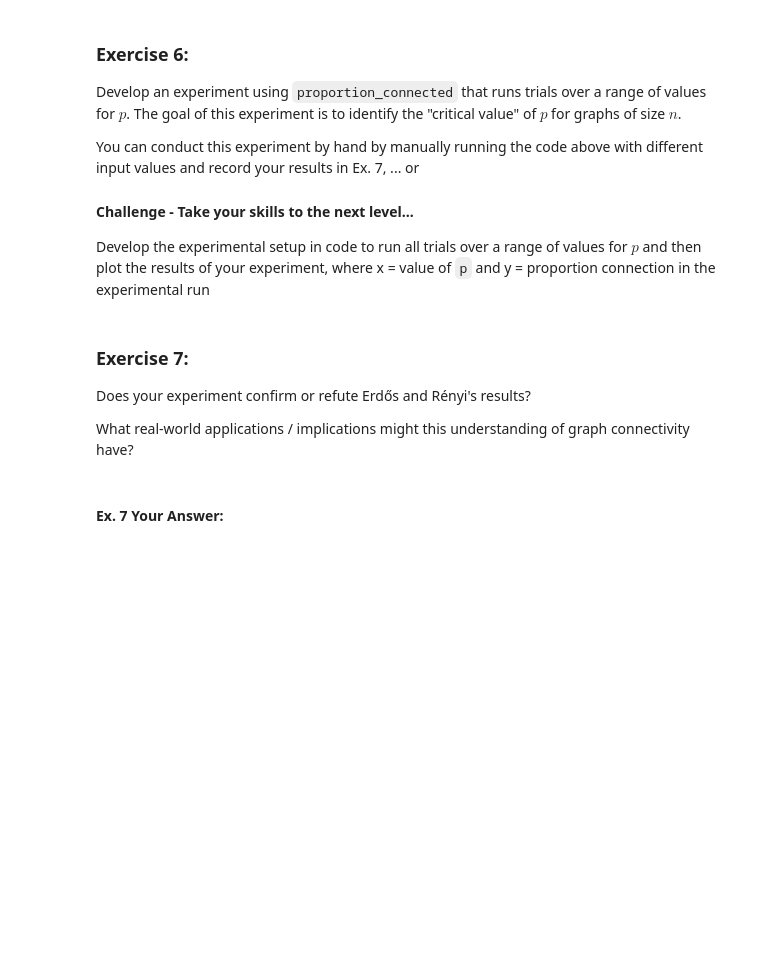
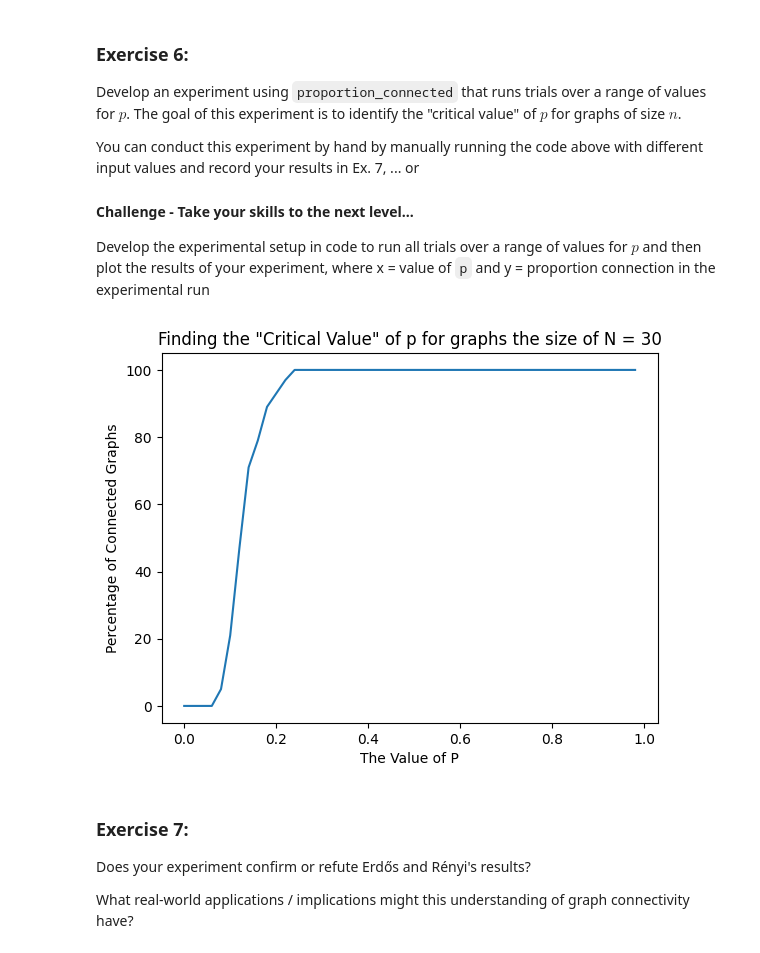
Before and after one commit to ChowWigglePuff/cap-comp215, a Jupyter notebook: labs/lab04-graphs.ipynb, the cells around one changed output. Saved outputs shown, nothing was run; the diff lists cells and outputs as text; code cells hidden in the pictures; blank space fills up the shorter version.

```diff
--- a/labs/lab04-graphs.ipynb
+++ b/labs/lab04-graphs.ipynb
@@ -241,7 +239,30 @@ Develop the experimental setup in code to run all trials over a range of values
+# %%
+# Ex. 6 (challenge) your code here...
+
+#first create the two variables to graph
+graph_x_axis = [] #value of p
+graph_y_axis = [] #proportion connected
+
+#lets set a static N value, this can be any value we want to find out
+n=30
+
+for p_value in range(0, 100, 2):
+  new_p = p_value/100
+  graph_x_axis.append(new_p)
+  percentage_connected = proportion_connected(n, new_p)*100
+  # print(percentage_connected)
+  graph_y_axis.append(percentage_connected)
+
+#graph it
+plt.plot(graph_x_axis, graph_y_axis)
+plt.xlabel('The Value of P')
+plt.ylabel('Percentage of Connected Graphs')
+plt.title(f'Finding the "Critical Value" of p for graphs the size of N = {n}')
+plt.show()
+# %% [output]
+[figure, added]
 # %% [markdown]
 ### Exercise 7:
 Does your experiment confirm or refute Erdős and Rényi's results?
 
 What real-world applications / implications might this understanding of graph connectivity have?
-# %% [markdown]
-#### Ex. 7 Your Answer:
```
Also changed, not shown: parts of 4 cells of this notebook.
